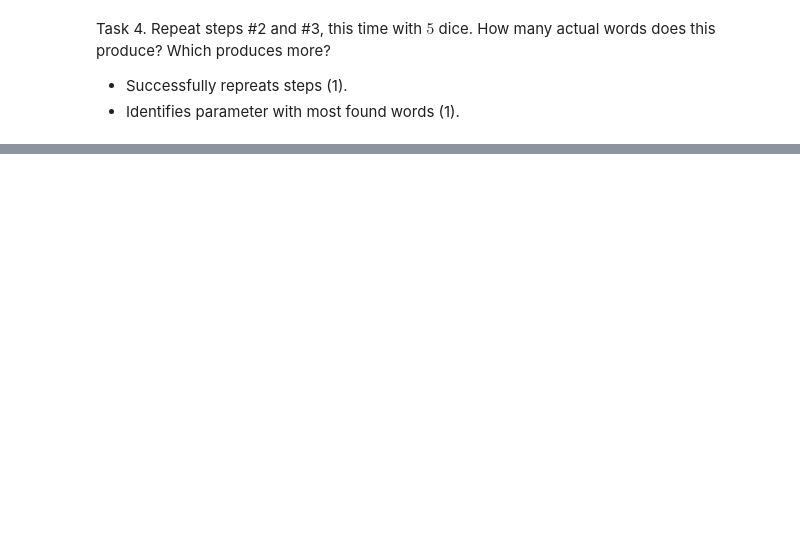
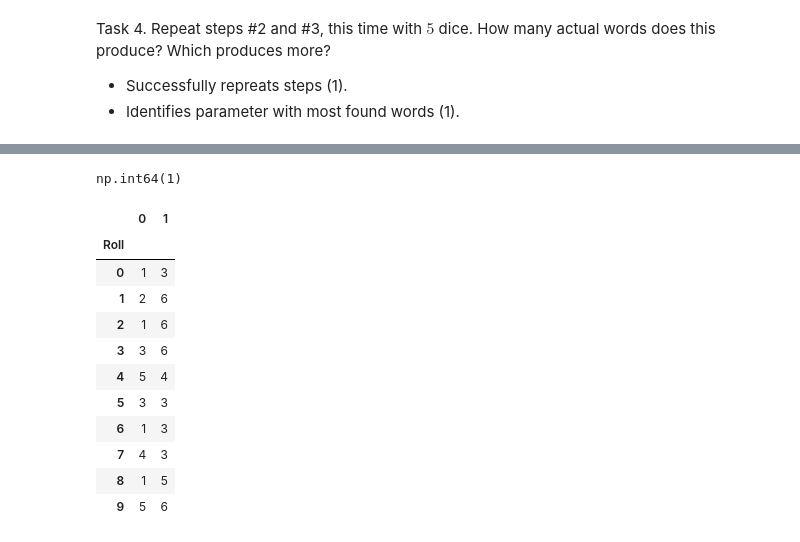
Before and after one commit to pfost-bit/monte_carlo, a Jupyter notebook: DS51200_FinalProjectTemplate.ipynb, the cells around one changed output, grey strips where cells are left out. Saved outputs shown, nothing was run; the diff lists cells and outputs as text; code cells hidden in the pictures; blank space fills up the shorter version.

```diff
--- a/DS51200_FinalProjectTemplate.ipynb
+++ b/DS51200_FinalProjectTemplate.ipynb
@@ -340,0 +355,19 @@ print(is_word(vocab,words2))
+# %%
+anal.JackPot()
+# %% [output]
+np.int64(1)
+# %%
+game3.show_results()
+# %% [output]
+|  | 0 | 1 |
+| Roll |  |  |
+| 0 | 1 | 3 |
+| 1 | 2 | 6 |
+| 2 | 1 | 6 |
+| 3 | 3 | 6 |
+| 4 | 5 | 4 |
+| 5 | 3 | 3 |
+| 6 | 1 | 3 |
+| 7 | 4 | 3 |
+| 8 | 1 | 5 |
+| 9 | 5 | 6 |
```
Also changed, not shown: parts of 13 cells of this notebook, 4 other files.
